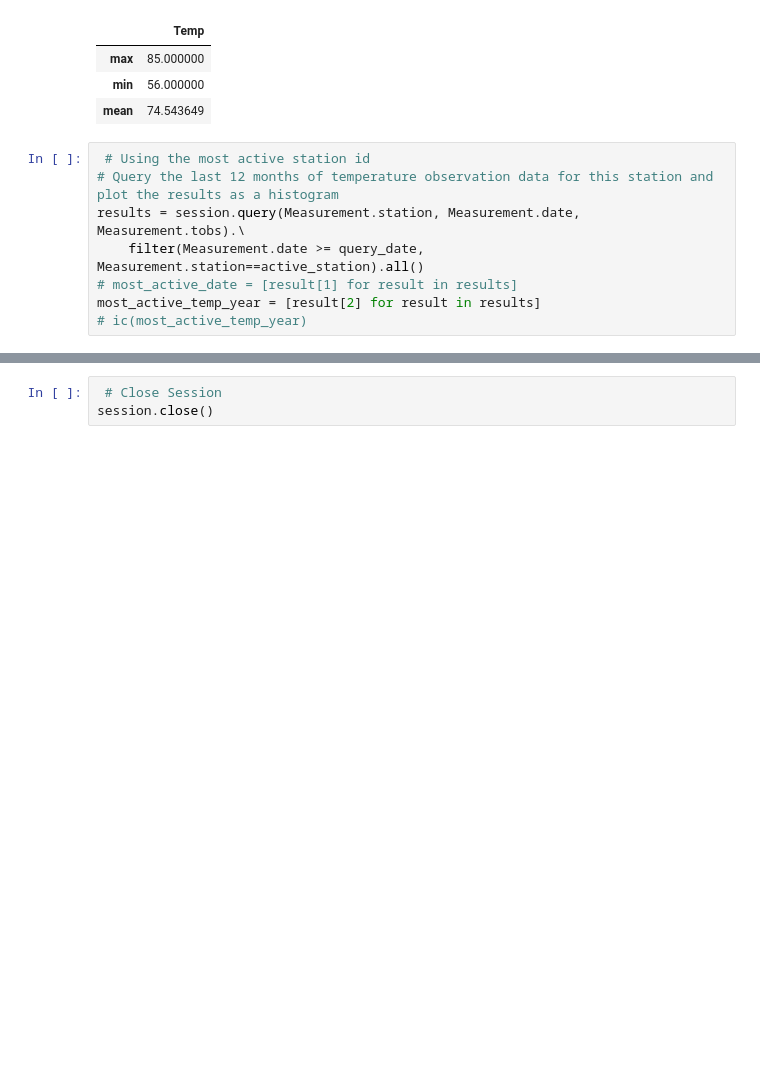
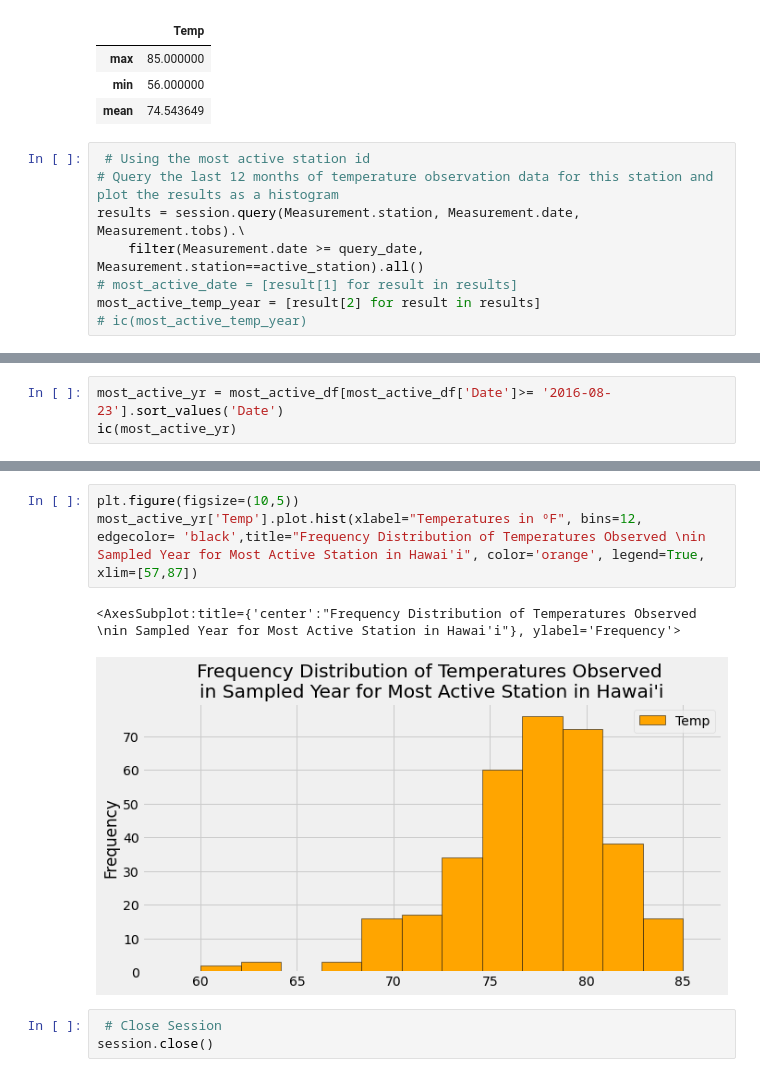
Before and after one commit to rromang/sqlalchemy-challenge, a Jupyter notebook: climate.ipynb, the cells around one changed output, grey strips where cells are left out. Cells and saved outputs as stored; diff of their text form; blank space fills up the shorter version.

```diff
--- a/climate.ipynb
+++ b/climate.ipynb
@@ -244,0 +247,3 @@ plt.show()
+# %%
+most_active_yr = most_active_df[most_active_df['Date']>= '2016-08-23'].sort_values('Date')
+ic(most_active_yr)
@@ -245,3 +278,9 @@ plt.show()
+# %%
+plt.figure(figsize=(10,5))
+most_active_yr['Temp'].plot.hist(xlabel="Temperatures in ºF", bins=12, edgecolor= 'black',title="Frequency Distribution of Temperatures Observed \nin Sampled Year for Most Active Station in Hawai'i", color='orange', legend=True, xlim=[57,87])
+# %% [output]
+<AxesSubplot:title={'center':"Frequency Distribution of Temperatures Observed \nin Sampled Year for Most Active Station in Hawai'i"}, ylabel='Frequency'>
+[figure, added]
 # %%
  # Close Session
 session.close()
```
Also changed, not shown: parts of 2 cells of this notebook.
